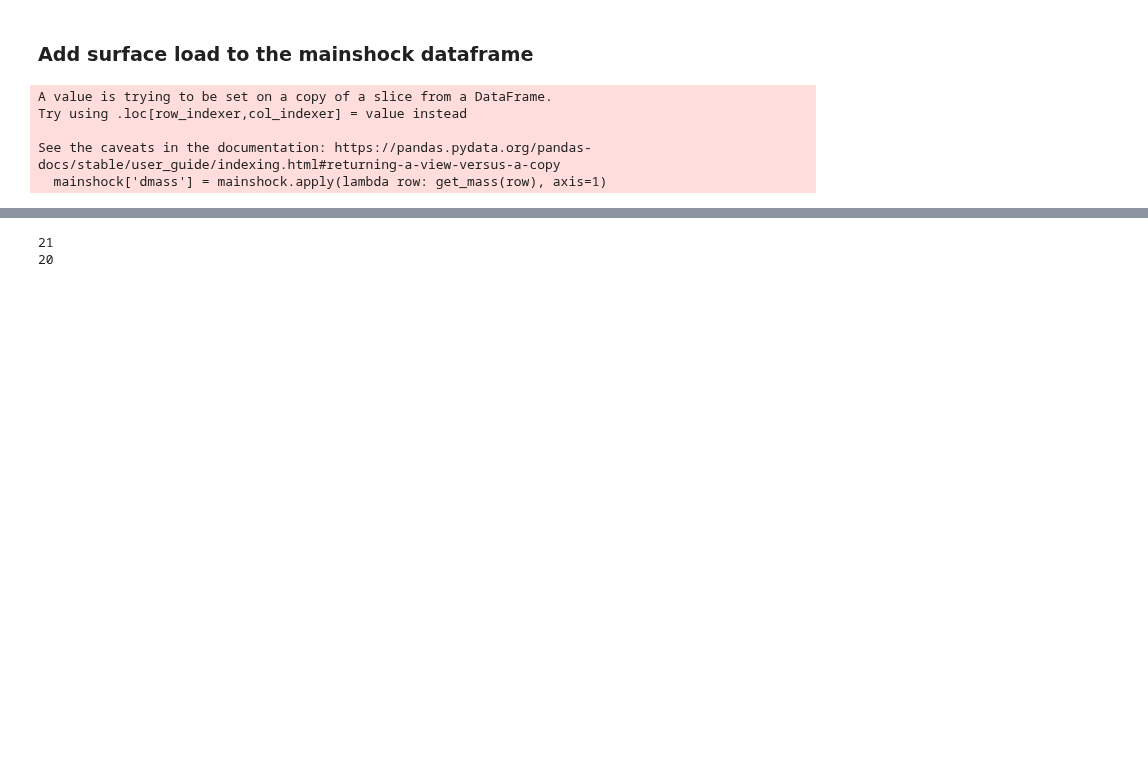
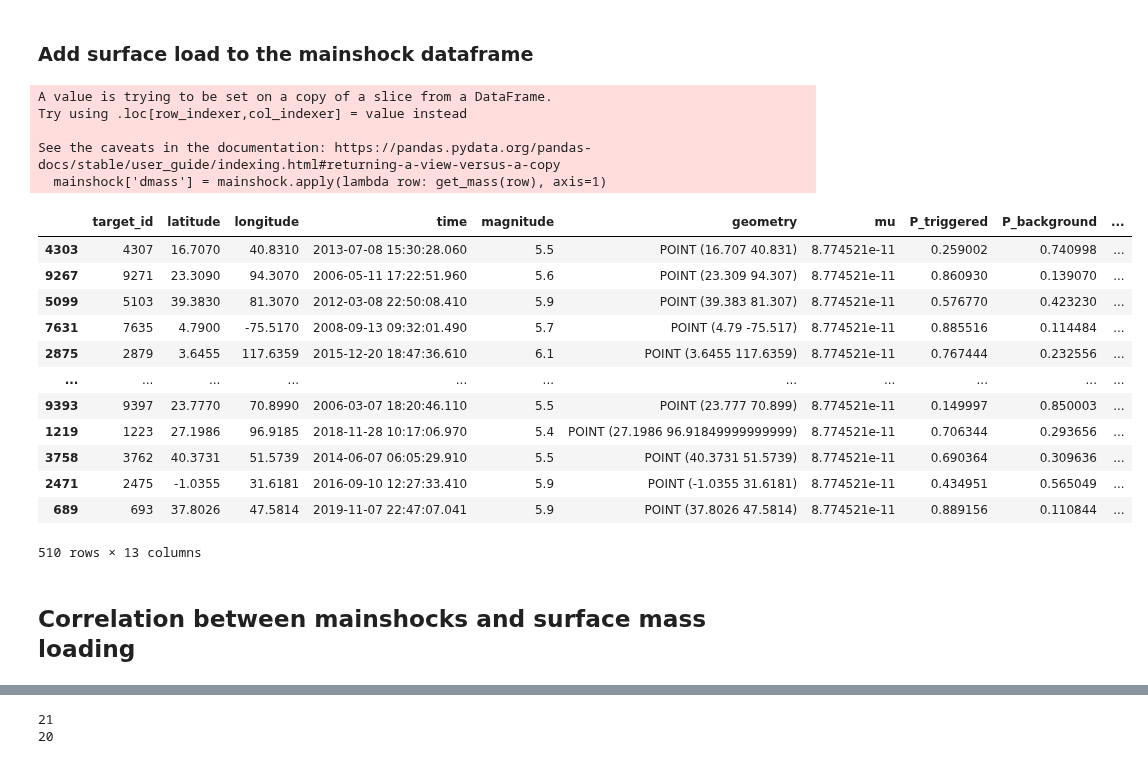
Before and after one commit to epic-research-group/surface-load-quakes, a Jupyter notebook: surface-load-mainshocks.ipynb, the cells around one changed output, grey strips where cells are left out. Saved outputs shown, nothing was run; the diff lists cells and outputs as text; code cells hidden in the pictures; blank space fills up the shorter version.

```diff
--- a/surface-load-mainshocks.ipynb
+++ b/surface-load-mainshocks.ipynb
@@ -70,5 +68,23 @@ See the caveats in the documentation: https://pandas.pydata.org/pandas-docs/stab
 # ax = world.plot(color='white', edgecolor='black', figsize=(15,10))
 # gdf.plot(ax=ax, label='Distribution of earthquakes in catalog')
 # leg = ax.legend()
+# %%
+mainshock.sort_values("cp")
+# %% [output]
+|  | target_id | latitude | longitude | time | magnitude | geometry | mu | P_triggered | P_background | ... |
+| 4303 | 4307 | 16.7070 | 40.8310 | 2013-07-08 15:30:28.060 | 5.5 | POINT (16.707 40.831) | 8.774521e-11 | 0.259002 | 0.740998 | ... |
+| 9267 | 9271 | 23.3090 | 94.3070 | 2006-05-11 17:22:51.960 | 5.6 | POINT (23.309 94.307) | 8.774521e-11 | 0.860930 | 0.139070 | ... |
+| 5099 | 5103 | 39.3830 | 81.3070 | 2012-03-08 22:50:08.410 | 5.9 | POINT (39.383 81.307) | 8.774521e-11 | 0.576770 | 0.423230 | ... |
+| 7631 | 7635 | 4.7900 | -75.5170 | 2008-09-13 09:32:01.490 | 5.7 | POINT (4.79 -75.517) | 8.774521e-11 | 0.885516 | 0.114484 | ... |
+| 2875 | 2879 | 3.6455 | 117.6359 | 2015-12-20 18:47:36.610 | 6.1 | POINT (3.6455 117.6359) | 8.774521e-11 | 0.767444 | 0.232556 | ... |
+| ... | ... | ... | ... | ... | ... | ... | ... | ... | ... | ... |
+| 9393 | 9397 | 23.7770 | 70.8990 | 2006-03-07 18:20:46.110 | 5.5 | POINT (23.777 70.899) | 8.774521e-11 | 0.149997 | 0.850003 | ... |
+| 1219 | 1223 | 27.1986 | 96.9185 | 2018-11-28 10:17:06.970 | 5.4 | POINT (27.1986 96.91849999999999) | 8.774521e-11 | 0.706344 | 0.293656 | ... |
+| 3758 | 3762 | 40.3731 | 51.5739 | 2014-06-07 06:05:29.910 | 5.5 | POINT (40.3731 51.5739) | 8.774521e-11 | 0.690364 | 0.309636 | ... |
+| 2471 | 2475 | -1.0355 | 31.6181 | 2016-09-10 12:27:33.410 | 5.9 | POINT (-1.0355 31.6181) | 8.774521e-11 | 0.434951 | 0.565049 | ... |
+| 689 | 693 | 37.8026 | 47.5814 | 2019-11-07 22:47:07.041 | 5.9 | POINT (37.8026 47.5814) | 8.774521e-11 | 0.889156 | 0.110844 | ... |
+510 rows × 13 columns
+# %% [markdown]
+## Correlation between mainshocks and surface mass loading
 # %%
 # takes very long time to load:
```
Also changed, not shown: parts of 27 cells of this notebook.
